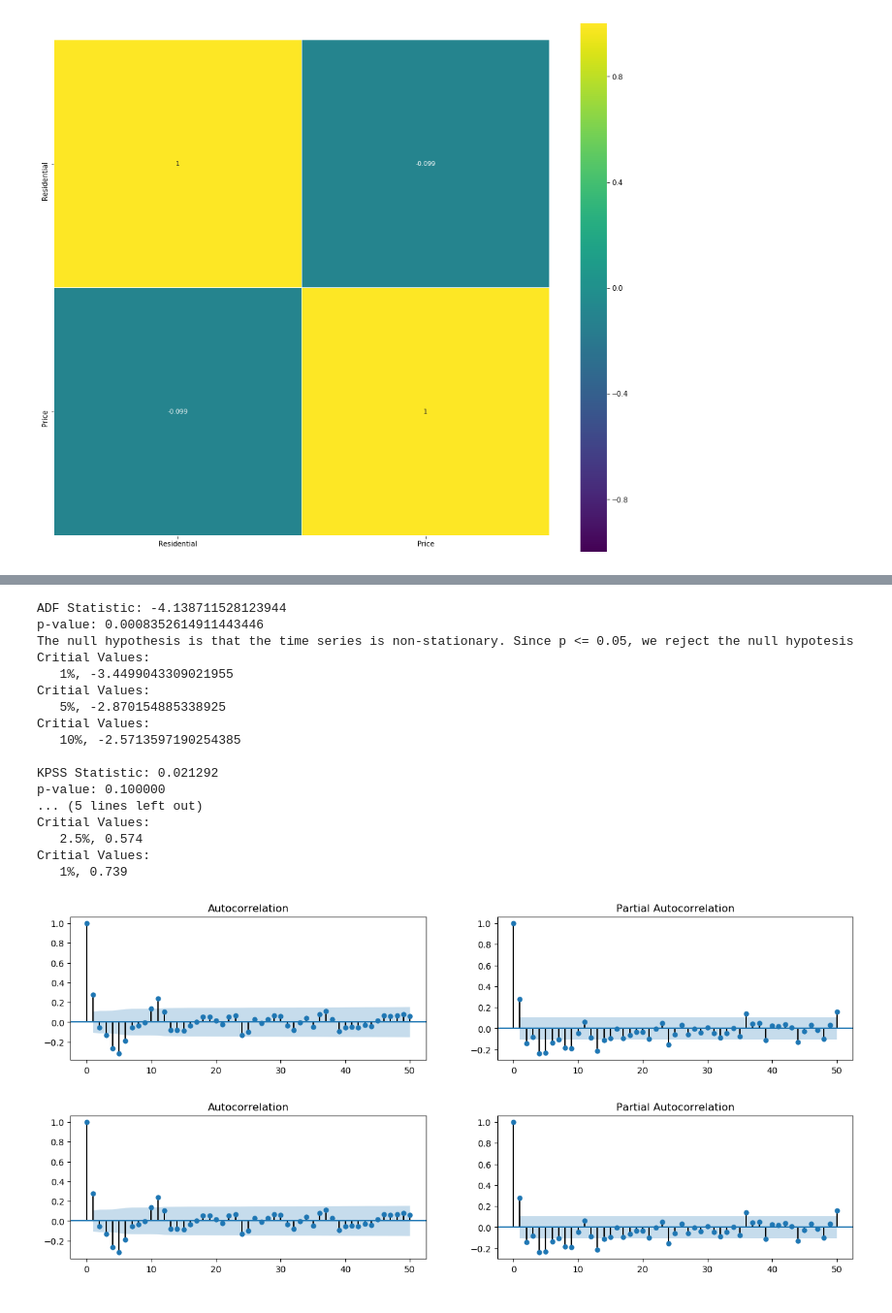
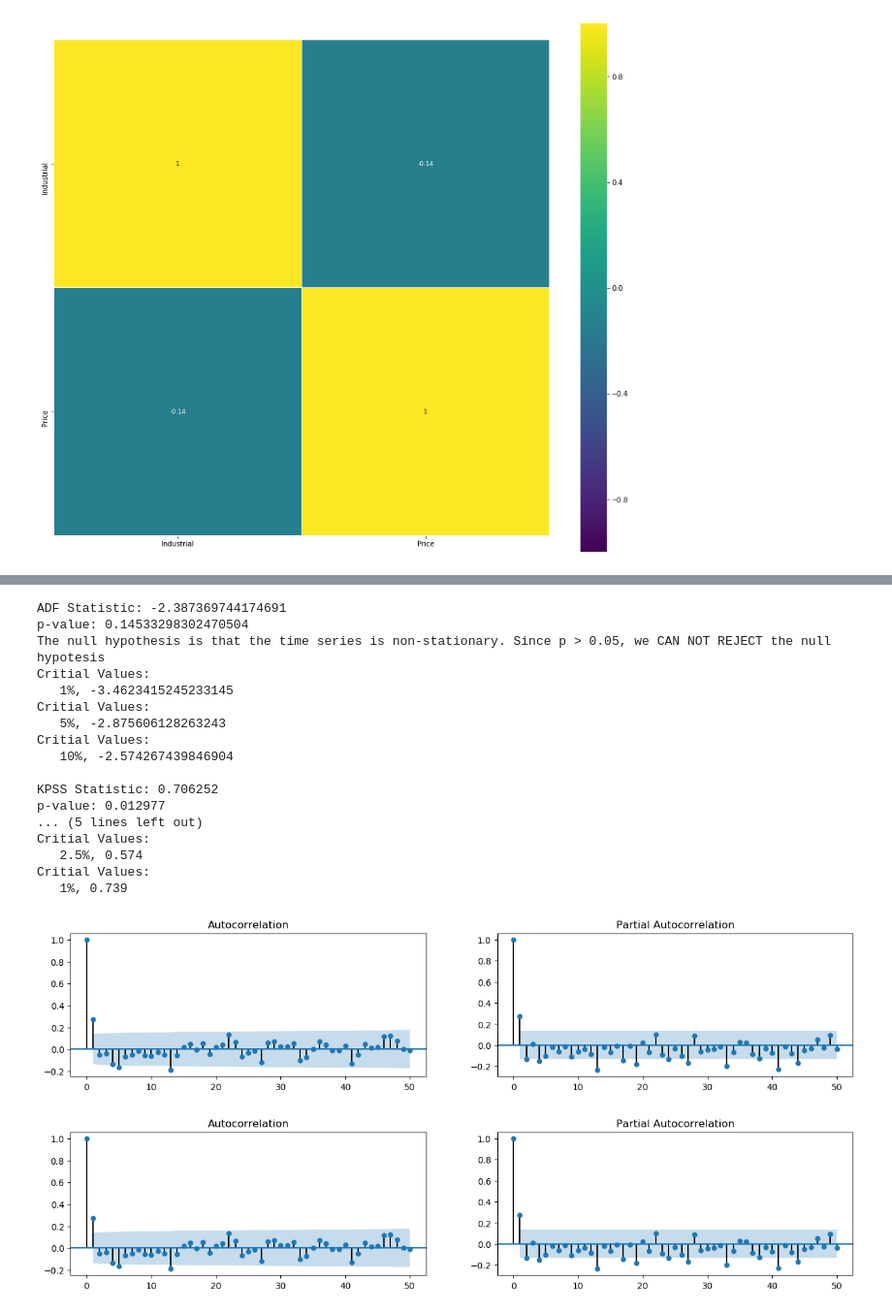
Before and after one commit to jwaliaga/NatGasDemandForcast, a Jupyter notebook: Notebooks/Wilson/DemandRegression.ipynb, the cells around one changed output, grey strips where cells are left out. Shown at 97% size. Cells and saved outputs as stored; diff of their text form; code cells hidden in the pictures.

```diff
--- a/Notebooks/Wilson/DemandRegression.ipynb
+++ b/Notebooks/Wilson/DemandRegression.ipynb
@@ -9,5 +606,5 @@ import seaborn as sns
 # %%
-df_ng_demand_res = pd.read_csv("../../Data/CSV_Files/Gas_Demand_Res.csv", encoding='utf-8')
+df_ng_demand_res = pd.read_csv("../../Data/CSV_Files/Gas_Demand_Ind.csv", encoding='utf-8')
 df_ng_demand_res = df_ng_demand_res.drop(['Unnamed: 0'], axis=1)
 df_ng_demand_res["Date"] = pd.to_datetime(df_ng_demand_res["Date"])
 # df_ng_demand_res = df_ng_demand_res.set_index("Date")
@@ -157,5 +737,6 @@ decomposition.plot()
 # %%
-decomposition = seasonal_decompose(df_ng_demand_res_US["Residential"], model = "additive")
+# decomposition = seasonal_decompose(df_ng_demand_res_US["Residential"], model = "additive")
+decomposition = seasonal_decompose(df_ng_demand_res_US["Industrial"], model = "additive")
 
 decomposition.plot()
 # %% [output]
@@ -172,7 +753,8 @@ residual = residual.dropna()
 from statsmodels.tsa.stattools import adfuller, kpss
 
 # ADF Test
-result = adfuller(df_ng_demand_res_US["Residential"], autolag='AIC')
+# result = adfuller(df_ng_demand_res_US["Residential"], autolag='AIC')
+result = adfuller(df_ng_demand_res_US["Industrial"], autolag='AIC')
 # result = adfuller(residual["Residential"], autolag='AIC')
 print(f'ADF Statistic: {result[0]}')
 print(f'p-value: {result[1]}')
@@ -188,7 +770,8 @@ for key, value in result[4].items():
 
 
 # KPSS Test
-result = kpss(df_ng_demand_res_US["Residential"], regression='c')
+# result = kpss(df_ng_demand_res_US["Residential"], regression='c')
+result = kpss(df_ng_demand_res_US["Industrial"], regression='c')
 print('\nKPSS Statistic: %f' % result[0])
 print('p-value: %f' % result[1])
 
@@ -201,18 +784,18 @@ for key, value in result[3].items():
     print('Critial Values:')
     print(f'   {key}, {value}')
 # %% [output]
-ADF Statistic: -4.138711528123944
-p-value: 0.0008352614911443446
-The null hypothesis is that the time series is non-stationary. Since p <= 0.05, we reject the null hypotesis
+ADF Statistic: -2.387369744174691
+p-value: 0.14533298302470504
+The null hypothesis is that the time series is non-stationary. Since p > 0.05, we CAN NOT REJECT the null hypotesis
 Critial Values:
-   1%, -3.4499043309021955
+   1%, -3.4623415245233145
 Critial Values:
-   5%, -2.870154885338925
+   5%, -2.875606128263243
 Critial Values:
-   10%, -2.5713597190254385
+   10%, -2.574267439846904
 
-KPSS Statistic: 0.021292
-p-value: 0.100000
+KPSS Statistic: 0.706252
+p-value: 0.012977
 ... (5 lines left out)
 Critial Values:
    2.5%, 0.574
@@ -221,12 +804,17 @@ Critial Values:
 # %%
 from statsmodels.tsa.stattools import acf, pacf
 from statsmodels.graphics.tsaplots import plot_acf, plot_pacf
 
 fig, axes = plt.subplots(1,2,figsize=(16,3), dpi= 100)
+
 # plot_acf(df_ng_demand_res_US["Residential"].tolist(), lags=50, ax=axes[0])
 # plot_pacf(df_ng_demand_res_US["Residential"].tolist(), lags=50, ax=axes[1])
-plot_acf(residual["Residential"].tolist(), lags=50, ax=axes[0])
-plot_pacf(residual["Residential"].tolist(), lags=50, ax=axes[1])
+
+# plot_acf(residual["Residential"].tolist(), lags=50, ax=axes[0])
+# plot_pacf(residual["Residential"].tolist(), lags=50, ax=axes[1])
+
+plot_acf(residual["Industrial"].tolist(), lags=50, ax=axes[0])
+plot_pacf(residual["Industrial"].tolist(), lags=50, ax=axes[1])
 # %% [output]
-[figure, old version]
+[figure, new version]
-[figure, old version]
+[figure, new version]
```
Also changed, not shown: parts of 53 cells of this notebook, 7 other files.
